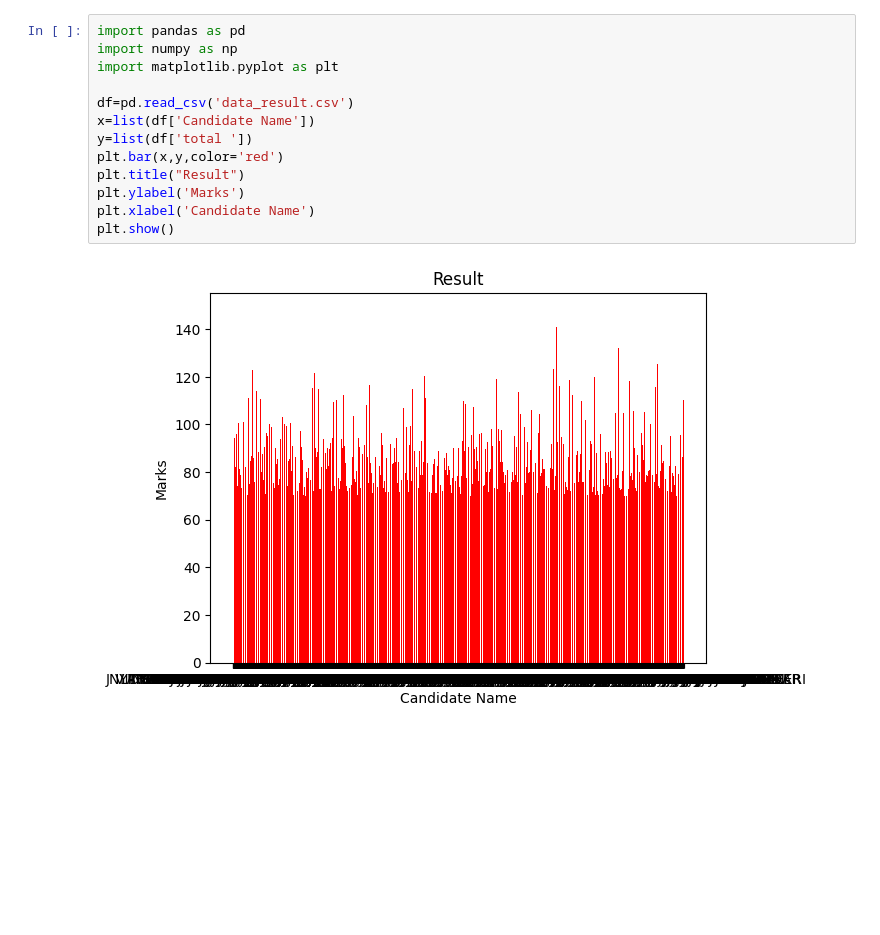
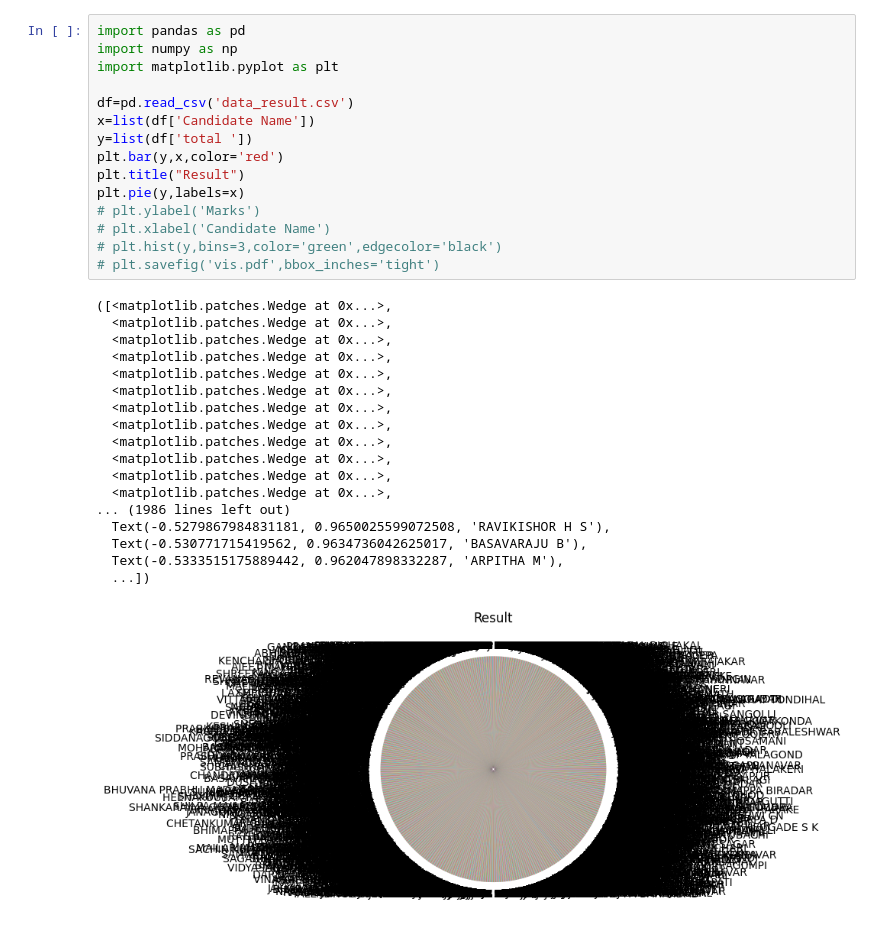
Before and after one commit to Mahadev1729/Python, a Jupyter notebook: 7-matplotlib/data_visulationof_VAO_exam.ipynb, the cells around one changed output. Drawn from its saved outputs; the diff is of its cells as text; blank space fills up the shorter version.

```diff
--- a/7-matplotlib/data_visulationof_VAO_exam.ipynb
+++ b/7-matplotlib/data_visulationof_VAO_exam.ipynb
@@ -1,15 +1,34 @@
 # %%
 import pandas as pd
 import numpy as np
 import matplotlib.pyplot as plt
 
 df=pd.read_csv('data_result.csv')
 x=list(df['Candidate Name'])
 y=list(df['total '])
-plt.bar(x,y,color='red')
+plt.bar(y,x,color='red')
 plt.title("Result")
-plt.ylabel('Marks')
-plt.xlabel('Candidate Name')
-plt.show()
+plt.pie(y,labels=x)
+# plt.ylabel('Marks')
+# plt.xlabel('Candidate Name')
+# plt.hist(y,bins=3,color='green',edgecolor='black')
+# plt.savefig('vis.pdf',bbox_inches='tight')
 # %% [output]
+([<matplotlib.patches.Wedge at 0x...>,
+  <matplotlib.patches.Wedge at 0x...>,
+  <matplotlib.patches.Wedge at 0x...>,
+  <matplotlib.patches.Wedge at 0x...>,
+  <matplotlib.patches.Wedge at 0x...>,
+  <matplotlib.patches.Wedge at 0x...>,
+  <matplotlib.patches.Wedge at 0x...>,
+  <matplotlib.patches.Wedge at 0x...>,
+  <matplotlib.patches.Wedge at 0x...>,
+  <matplotlib.patches.Wedge at 0x...>,
+  <matplotlib.patches.Wedge at 0x...>,
+  <matplotlib.patches.Wedge at 0x...>,
+... (1986 lines left out)
+  Text(-0.5279867984831181, 0.9650025599072508, 'RAVIKISHOR H S'),
+  Text(-0.530771715419562, 0.9634736042625017, 'BASAVARAJU B'),
+  Text(-0.5333515175889442, 0.962047898332287, 'ARPITHA M'),
+  ...])
-[figure, old version]
+[figure, new version]
```
Also changed, not shown: 1 other file.
